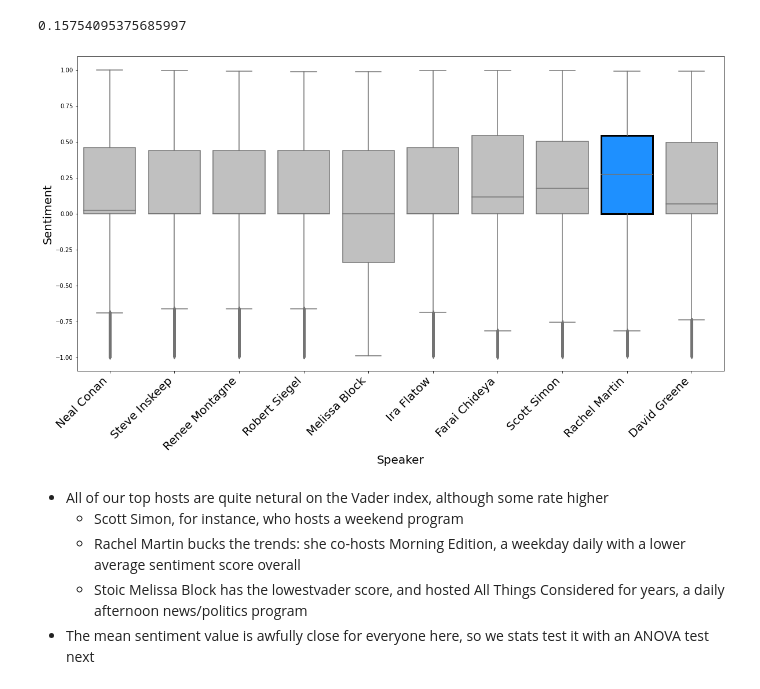
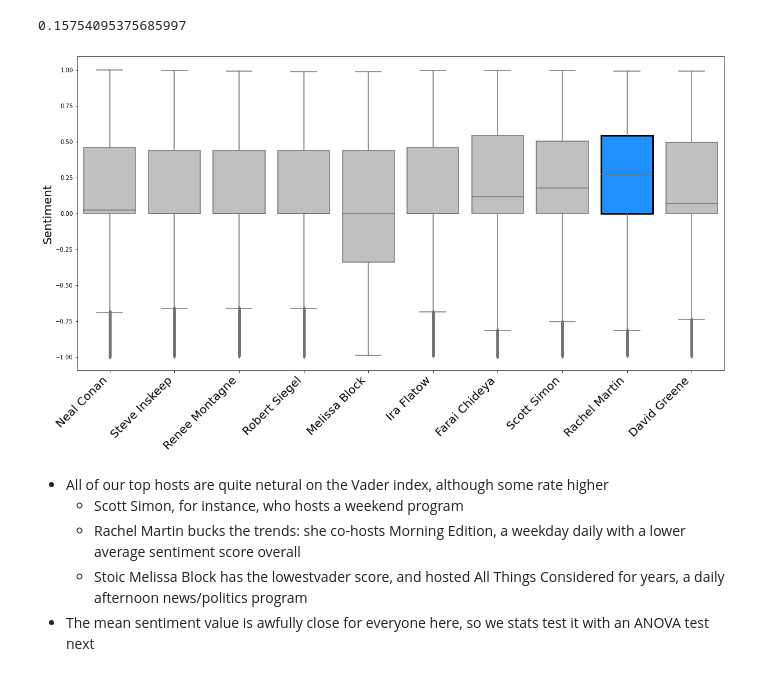
Before and after one commit to npr-nlp/npr-nlp-project, a Jupyter notebook: brian_explore_notebook.ipynb, the cells around one changed output. Cells and saved outputs as stored; diff of their text form; code cells hidden in the pictures.

```diff
--- a/brian_explore_notebook.ipynb
+++ b/brian_explore_notebook.ipynb
@@ -410,30 +410,30 @@ top_hosts_df.vader.mean()
 # %%
 # sns.set_style("whitegrid")
 plt.figure(figsize=(20,10))
 
 
 
 ax = sns.boxplot(x="speaker", y="vader",data=top_hosts_df, color='silver')# palette="Set3")
 
 # Select which box you want to change
 
 mybox = ax.artists[8]
 
 # Change the appearance of that box
 # ax.artists[:].set_facecolor('green')
 mybox.set_facecolor('dodgerblue')
 mybox.set_edgecolor('black')
 mybox.set_linewidth(3)
 plt.ylabel('Sentiment',fontsize=(20))
-plt.xlabel('Speaker',fontsize=(20),weight=(10))
+plt.xlabel('',fontsize=(20),weight=(10))
 plt.xticks(rotation=45, fontsize=(20), ha = 'right', ticks = [0,1,2,3,4,5,6,7,8,9],
           labels = ['Neal Conan', 'Steve Inskeep', 'Renee Montagne', 'Robert Siegel',
        'Melissa Block', 'Ira Flatow', 'Farai Chideya', 'Scott Simon',
        'Rachel Martin', 'David Greene'])
 plt.savefig("host_sentiment")
 plt.show()
 # %% [output]
-[figure, old version]
+[figure, new version]
 # %% [markdown]
 - All  of our top hosts are quite netural on the Vader index, although some rate higher
     - Scott Simon, for instance, who hosts a weekend program
```
Also changed, not shown: parts of 6 cells of this notebook, 1 other file.
